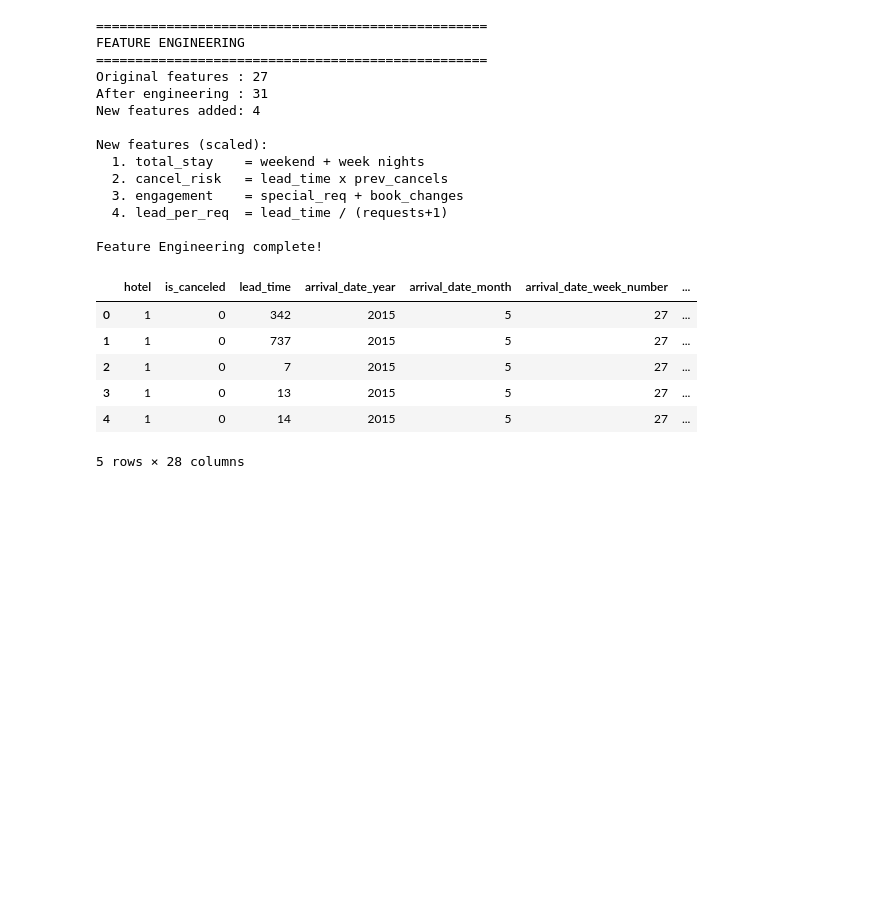
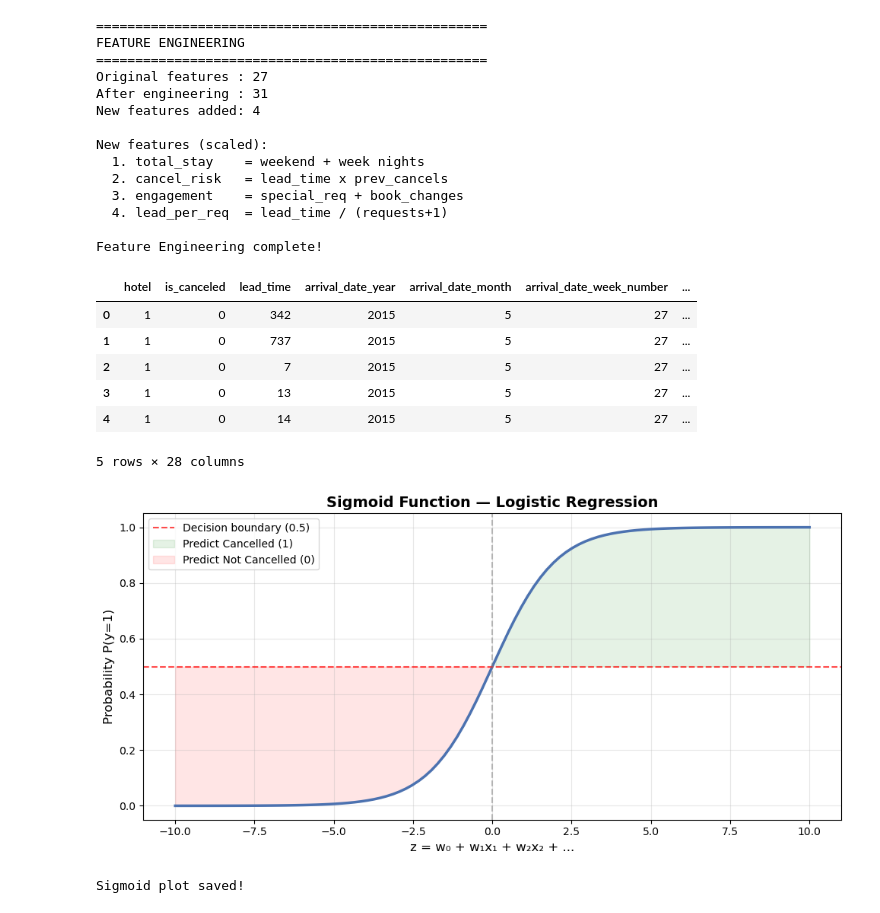
Before and after one commit to KaveeshaHeshan/hotel-booking-cancellation-prediction, a Jupyter notebook: Untitled1.ipynb, the cells around one changed output. Drawn from its saved outputs; the diff is of its cells as text; code cells hidden in the pictures; blank space fills up the shorter version.

Commit message:
Sigmoid Function Plot

```diff
--- a/Untitled1.ipynb
+++ b/Untitled1.ipynb
@@ -896,3 +896,36 @@ hotel_df.head()
 | 3 | 1 | 0 | 13 | 2015 | 5 | 27 | ... |
 | 4 | 1 | 0 | 14 | 2015 | 5 | 27 | ... |
 5 rows × 28 columns
+# %%
+# Sigmoid Function Plot
+
+z = np.linspace(-10, 10, 100)
+sigmoid = 1 / (1 + np.exp(-z))
+
+plt.figure(figsize=(10, 5))
+plt.plot(z, sigmoid, color='#4C72B0', linewidth=2.5)
+plt.axhline(y=0.5, color='red', linestyle='--',
+            alpha=0.7, label='Decision boundary (0.5)')
+plt.axvline(x=0, color='gray', linestyle='--', alpha=0.5)
+plt.fill_between(z, sigmoid, 0.5,
+                 where=(sigmoid > 0.5),
+                 alpha=0.1, color='green',
+                 label='Predict Cancelled (1)')
+plt.fill_between(z, sigmoid, 0.5,
+                 where=(sigmoid < 0.5),
+                 alpha=0.1, color='red',
+                 label='Predict Not Cancelled (0)')
+plt.xlabel('z = w₀ + w₁x₁ + w₂x₂ + ...', fontsize=12)
+plt.ylabel('Probability P(y=1)', fontsize=12)
+plt.title('Sigmoid Function — Logistic Regression',
+          fontsize=14, fontweight='bold')
+plt.legend(fontsize=10)
+plt.grid(True, alpha=0.3)
+plt.tight_layout()
+plt.savefig('sigmoid_function.png',
+            dpi=150, bbox_inches='tight')
+plt.show()
+print("Sigmoid plot saved!")
+# %% [output]
+[figure, added]
+Sigmoid plot saved!
```
Also changed, not shown: 1 other file.
